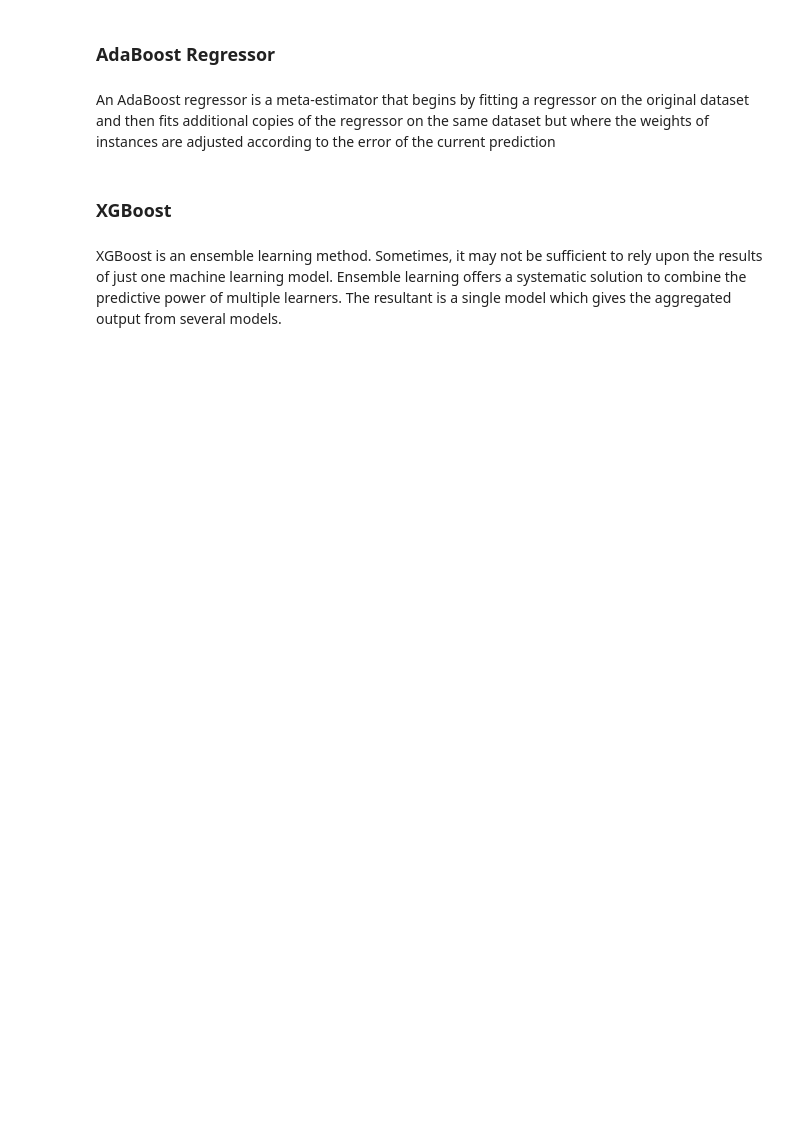
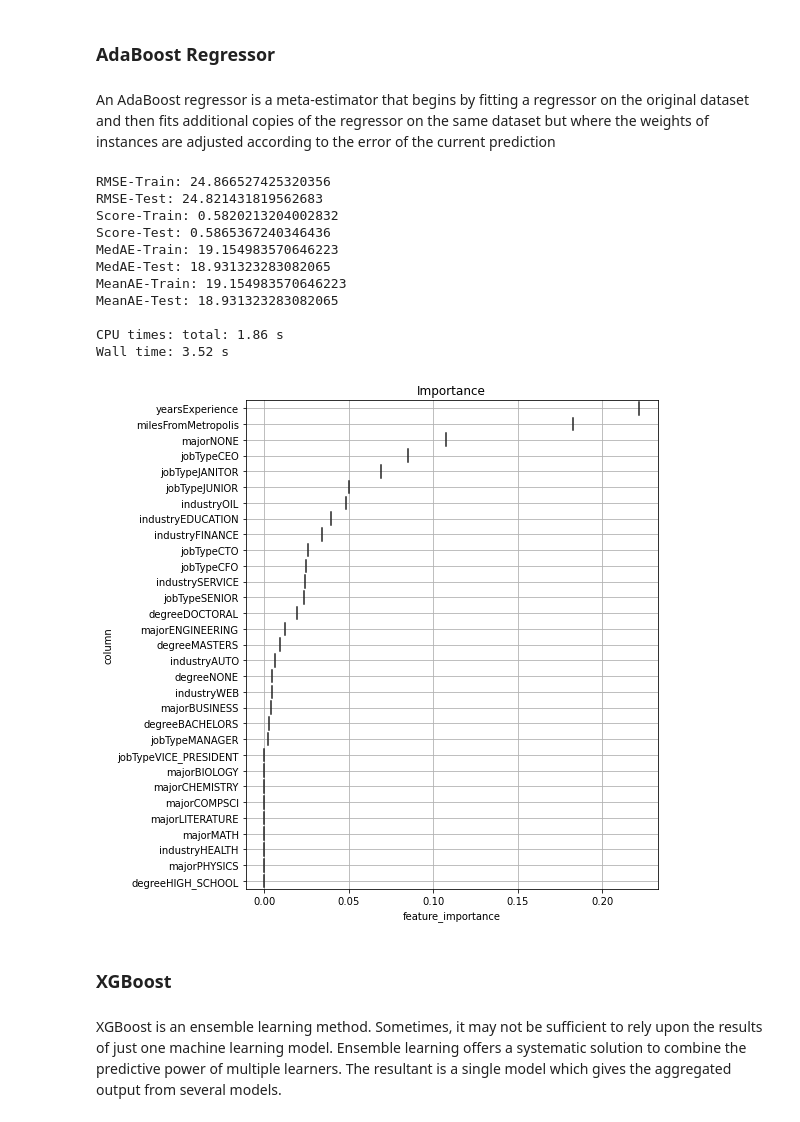
Before and after one commit to wiznikvibe/salary_regression, a Jupyter notebook: Employee_attrition_withoutcode.ipynb, the cells around one changed output. Cells and saved outputs as stored; diff of their text form; code cells hidden in the pictures; blank space fills up the shorter version.

```diff
--- a/Employee_attrition_withoutcode.ipynb
+++ b/Employee_attrition_withoutcode.ipynb
@@ -1510,12 +1176,13 @@ Decision tree builds regression or classification models in the form of a tree s
 from sklearn.tree import DecisionTreeRegressor
 
 # Instantiate the model
-DTR =
+DTR = DecisionTreeRegressor()
 
 
 
 # Instantiate the model
-
+DTR.fit(X_train, y_train)
 
 
 # print score of the model
+print_score(DTR)
@@ -1526,28 +1205,41 @@ An AdaBoost regressor is a meta-estimator that begins by fitting a regressor on
 # %%
 %%time
 # Fit a AdaBoost Regressor model to the train dataset
 
 # Import AdaBoostRegressor
 from sklearn.ensemble import AdaBoostRegressor
 
 # Instantiate the model
-AdaBoost =
+AdaBoost = AdaBoostRegressor()
 
 
 # Instantiate the model
-
+AdaBoost.fit(X_train, y_train)
 
 
 
 # print score of the model
-
+print_score(AdaBoost)
 
 
 
 # visualizing the inportance of features.
-fig, ax =
+fig, ax = visualize_importance(AdaBoost.feature_importances_, train_X)
 
 # visualizing the importance of features.
+# %% [output]
+RMSE-Train: 24.866527425320356
+RMSE-Test: 24.821431819562683
+Score-Train: 0.5820213204002832
+Score-Test: 0.5865367240346436
+MedAE-Train: 19.154983570646223
+MedAE-Test: 18.931323283082065
+MeanAE-Train: 19.154983570646223
+MeanAE-Test: 18.931323283082065
+
+CPU times: total: 1.86 s
+Wall time: 3.52 s
+[figure, added]
 # %% [markdown]
 ### XGBoost
 # %% [markdown]
```
Also changed, not shown: parts of 53 cells of this notebook.
